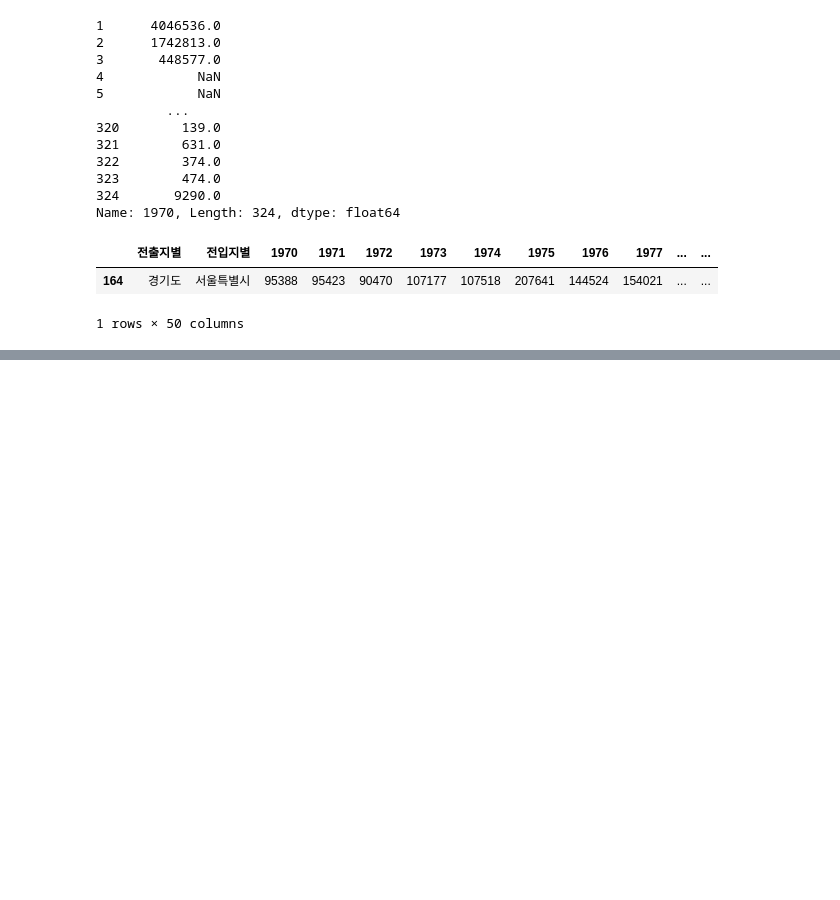
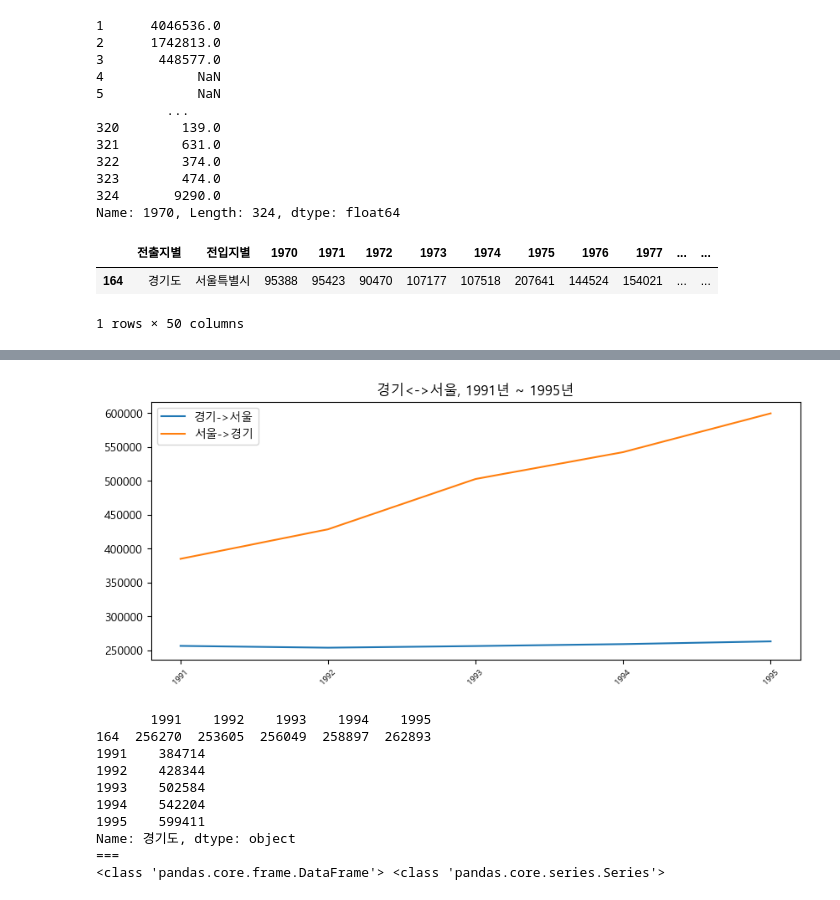
Before and after one commit to 77eileen/python, a Jupyter notebook: 15pandas/pandas-data-analysis-main/part4/4.4_matplotlib_line3.ipynb, the cells around one changed output, grey strips where cells are left out. Saved outputs shown, nothing was run; the diff lists cells and outputs as text; code cells hidden in the pictures; blank space fills up the shorter version.

```diff
--- a/15pandas/pandas-data-analysis-main/part4/4.4_matplotlib_line3.ipynb
+++ b/15pandas/pandas-data-analysis-main/part4/4.4_matplotlib_line3.ipynb
@@ -155,0 +152,37 @@ plt.show()
+# %%
+# 1991 ~ 1995년까지 데이터를 추출해서 GPT를 통해 인구 이동에 대한 추론
+df4 = df2.loc[:, '1991':'1995']
+df4
+sr2 = sr_one.loc['1991':'1995']
+
+
+import matplotlib.pyplot as plt
+plt.figure(figsize=(10,4))
+plt.title('경기<->서울, 1991년 ~ 1995년')
+
+
+plt.plot(df4.columns, df4.values.flatten(), label = '경기->서울')  #경기 ->서울
+plt.plot(sr2.index, sr2.values, label = '서울->경기')  #서울-> 경기 첫셀 데이터 추가
+
+plt.legend(loc='best') #라벨 헷갈리니까 상기 plot에 기재하고 legend는 따로 입력할것
+# plt.legend(labels = ['경기->서울', '서울->경기'], loc='best')
+
+plt.xticks(rotation=45, fontsize=7)
+plt.show()
+
+print (df4)
+print ((sr2))
+print('===')
+print(type(df4), type(sr2))
+# %% [output]
+[figure, added]
+       1991    1992    1993    1994    1995
+164  256270  253605  256049  258897  262893
+1991    384714
+1992    428344
+1993    502584
+1994    542204
+1995    599411
+Name: 경기도, dtype: object
+===
+<class 'pandas.core.frame.DataFrame'> <class 'pandas.core.series.Series'>
```
Also changed, not shown: parts of 7 cells of this notebook, 3 other files.
